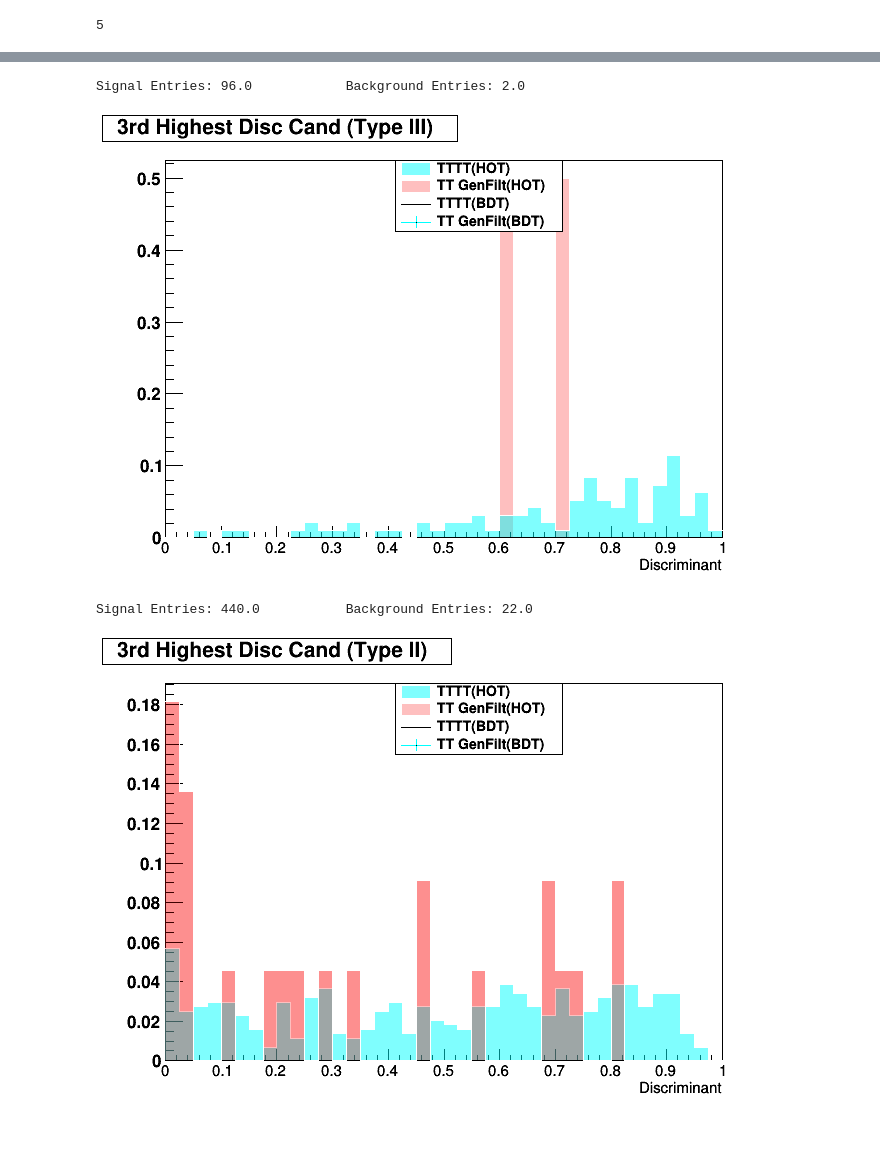
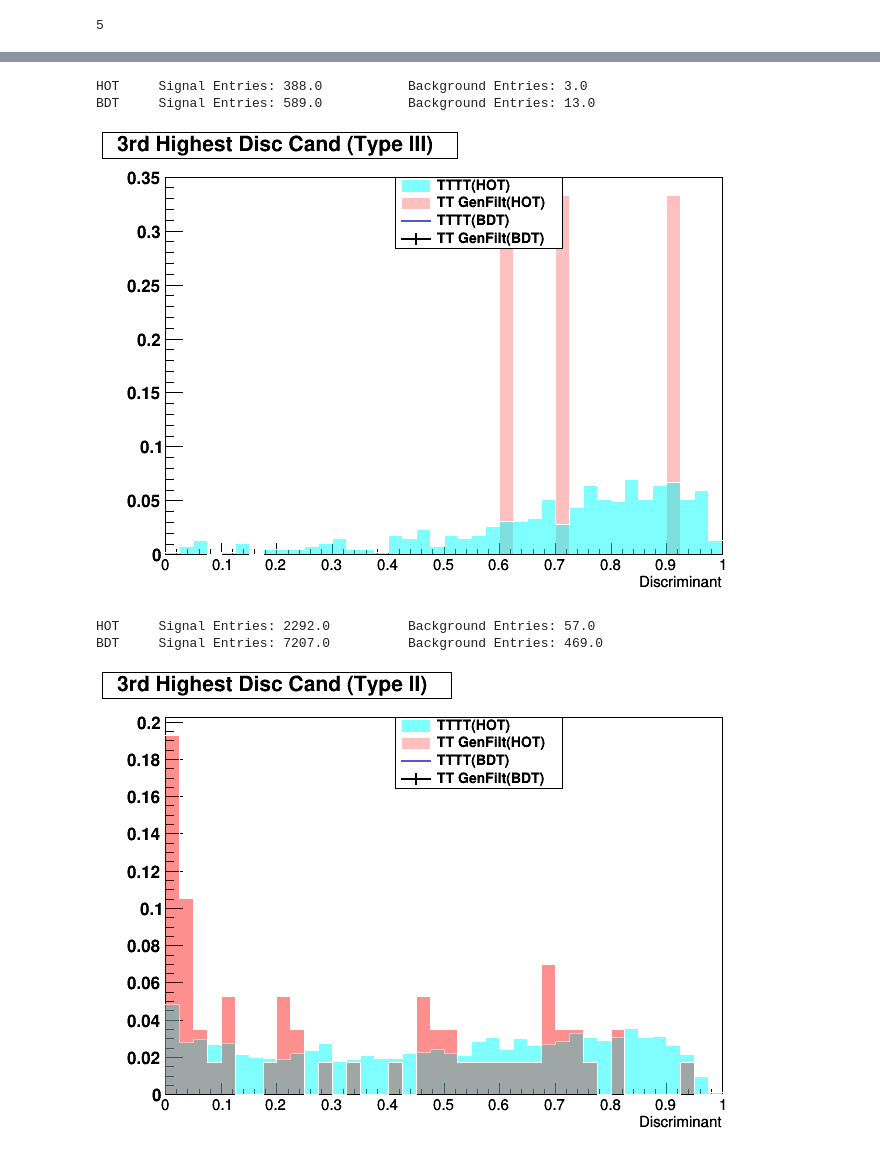
Before and after one commit to NJManganelli/TaggerTest, a Jupyter notebook: ntupler/plugins/.PlotsV5.ipynb, the cells around one changed output, grey strips where cells are left out. Drawn from its saved outputs; the diff is of its cells as text; code cells hidden in the pictures.

```diff
--- a/ntupler/plugins/.PlotsV5.ipynb
+++ b/ntupler/plugins/.PlotsV5.ipynb
@@ -55,8 +62,9 @@ DiscLeg.AddEntry(h0b2,leg4,"lep")
 # %% [output]
 <ROOT.TLegendEntry object ("TLegendEntry") at 0x...>
 # %%
-signal = ROOT.TFile("~/LTW4/TopTagger/TopTagger/test/resTTTT500HT_v5.root", "r")
-bkgd = ROOT.TFile("~/LTW4/TopTagger/TopTagger/test/resTTSLFilt500HT_v5.root", "r")
+signal = ROOT.TFile("~/LTW4/TopTagger/TopTagger/test/resTTTT500HT_v5p1.root", "r")
+bkgd = ROOT.TFile("~/LTW4/TopTagger/TopTagger/test/resTTSLFilt500HT_v5p1.root", "r")
+bkgd2 = ROOT.TFile("~/LTW4/TopTagger/TopTagger/test/resTT500HT_v5p1.root", "r")
 # %%
 signal.ls()
 #print(signal.h_nTrueRecoTops.GetEntries())
@@ -1323,15 +1441,15 @@ b_bdt_N3_2 = bkgd.h_eventN3_tII_bdt#;1	Highest Disc Cand (Type II)
 b_bdt_N3_1 = bkgd.h_eventN3_tItp_bdt#;1	Highest Disc Cand (Type Itp)
 b_bdt_N3_0 = bkgd.h_eventN3_t0x1_bdt#;1	Highest Disc Cand (Type 0x1)
 
-h41s = s_hot_N3_3.ProjectionX("s_hot_N3_3_px")
-h42s = s_hot_N3_2.ProjectionX("s_hot_N3_2_px")
-h43s = s_hot_N3_1.ProjectionX("s_hot_N3_1_px")
-h44s = s_hot_N3_0.ProjectionX("s_hot_N3_0_px")
+h41s1 = s_hot_N3_3.ProjectionX("s_hot_N3_3_px")
+h42s1 = s_hot_N3_2.ProjectionX("s_hot_N3_2_px")
+h43s1 = s_hot_N3_1.ProjectionX("s_hot_N3_1_px")
+h44s1 = s_hot_N3_0.ProjectionX("s_hot_N3_0_px")
 
-h41b = b_hot_N3_3.ProjectionX("b_hot_N3_3_px")
-h42b = b_hot_N3_2.ProjectionX("b_hot_N3_2_px")
-h43b = b_hot_N3_1.ProjectionX("b_hot_N3_1_px")
-h44b = b_hot_N3_0.ProjectionX("b_hot_N3_0_px")
+h41b1 = b_hot_N3_3.ProjectionX("b_hot_N3_3_px")
+h42b1 = b_hot_N3_2.ProjectionX("b_hot_N3_2_px")
+h43b1 = b_hot_N3_1.ProjectionX("b_hot_N3_1_px")
+h44b1 = b_hot_N3_0.ProjectionX("b_hot_N3_0_px")
 
 h41s2 = s_bdt_N3_3.ProjectionX("s_bdt_N3_3_px")
 h42s2 = s_bdt_N3_2.ProjectionX("s_bdt_N3_2_px")
@@ -1523,35 +1641,39 @@ cN3_EFF.Draw()
 # %%
 c30.cd()
-h41s.SetFillColorAlpha(cols1, alphaS)
-h41b.SetFillColorAlpha(colb1, alphaB)
-h41s.SetLineColor(0)
-h41b.SetLineColor(0)
-h41b.SetMarkerStyle(5)
-h41b.DrawNormalized()
-h41s.DrawNormalized("Same")
-print("Signal Entries: " + str(h41s.GetEntries()) + "\t\tBackground Entries: " + str(h41b.GetEntries()))
+h41s1.SetFillColorAlpha(cols1, alphaS)
+h41b1.SetFillColorAlpha(colb1, alphaB)
+h41s1.SetLineColor(0)
+h41b1.SetLineColor(0)
+h41b1.SetMarkerStyle(5)
+h41b1.DrawNormalized()
+h41s1.DrawNormalized("Same")
+print("HOT\tSignal Entries: " + str(h41s1.GetEntries()) + "\t\tBackground Entries: " + str(h41b1.GetEntries()))
+print("BDT\tSignal Entries: " + str(h41s2.GetEntries()) + "\t\tBackground Entries: " + str(h41b2.GetEntries()))
 DiscLeg.Draw()
 c30.Update()
 c30.Draw()
 # %% [output]
-Signal Entries: 96.0            Background Entries: 2.0
+HOT     Signal Entries: 388.0           Background Entries: 3.0
+BDT     Signal Entries: 589.0           Background Entries: 13.0
-[figure, old version]
+[figure, new version]
 # %%
 c31.cd()
-h42s.SetFillColorAlpha(cols1, alphaS)
-h42b.SetFillColorAlpha(colb1, alphaB)
-h42s.SetLineColor(0)
-h42b.SetLineColor(0)
-h42b.SetMarkerStyle(5)
-h42b.DrawNormalized()
-h42s.DrawNormalized("Same")
-h42b.DrawNormalized("Same")
-print("Signal Entries: " + str(h42s.GetEntries()) + "\t\tBackground Entries: " + str(h42b.GetEntries()))
+h42s1.SetFillColorAlpha(cols1, alphaS)
+h42b1.SetFillColorAlpha(colb1, alphaB)
+h42s1.SetLineColor(0)
+h42b1.SetLineColor(0)
+h42b1.SetMarkerStyle(5)
+h42b1.DrawNormalized()
+h42s1.DrawNormalized("Same")
+h42b1.DrawNormalized("Same")
+print("HOT\tSignal Entries: " + str(h42s1.GetEntries()) + "\t\tBackground Entries: " + str(h42b1.GetEntries()))
+print("BDT\tSignal Entries: " + str(h42s2.GetEntries()) + "\t\tBackground Entries: " + str(h42b2.GetEntries()))
 DiscLeg.Draw()
 c31.Update()
 c31.Draw()
 # %% [output]
-Signal Entries: 440.0           Background Entries: 22.0
+HOT     Signal Entries: 2292.0          Background Entries: 57.0
+BDT     Signal Entries: 7207.0          Background Entries: 469.0
-[figure, old version]
+[figure, new version]
 # %%
 c32.cd()
```
Also changed, not shown: parts of 54 cells of this notebook, 1 other file.
